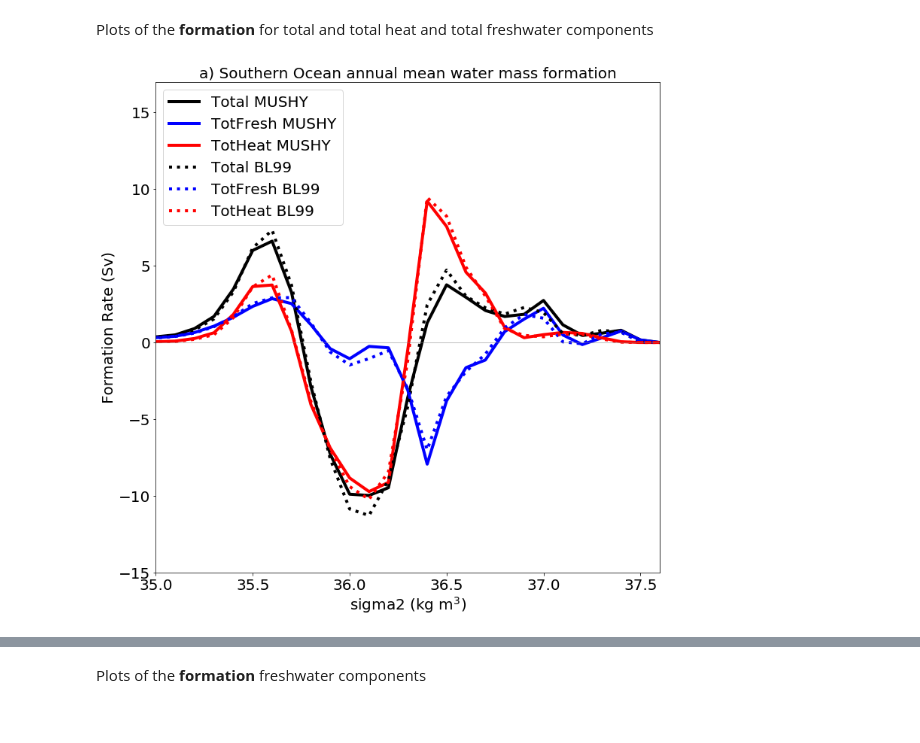
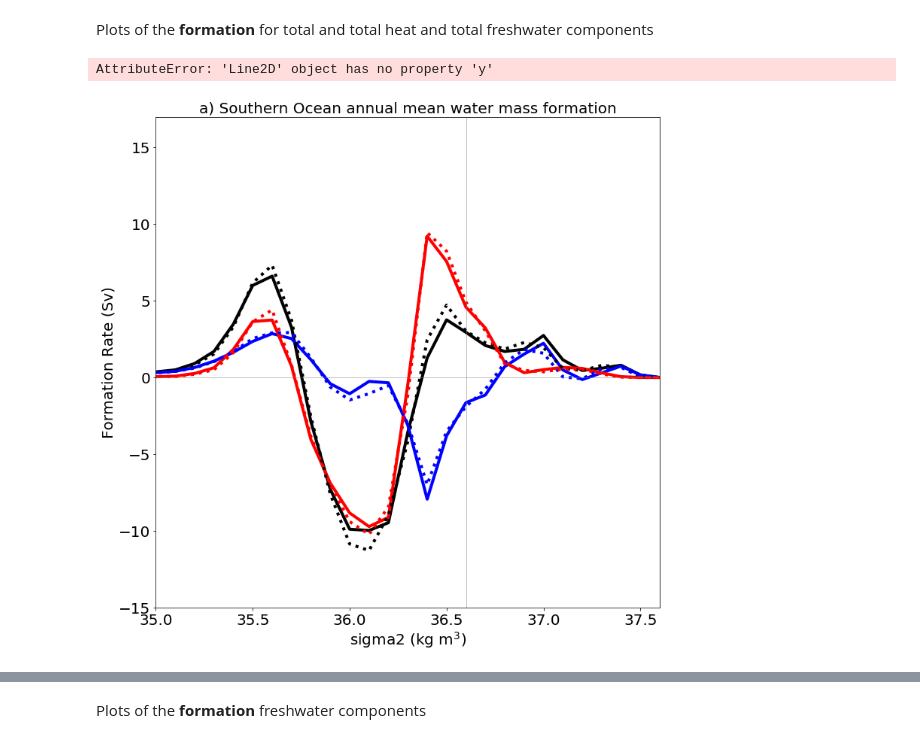
Before and after one commit to duvivier/sea_ice_thermo_GRL_2021, a Jupyter notebook: fig_3_and_supp_fig_10_to_11/water_mass_transformation/wmt_socn_v2_sigma2.ipynb, the cells around one changed output, grey strips where cells are left out. Drawn from its saved outputs; the diff is of its cells as text; code cells hidden in the pictures.

```diff
--- a/fig_3_and_supp_fig_10_to_11/water_mass_transformation/wmt_socn_v2_sigma2.ipynb
+++ b/fig_3_and_supp_fig_10_to_11/water_mass_transformation/wmt_socn_v2_sigma2.ipynb
@@ -672,24 +676,27 @@ Plots of the **formation** for total and total heat and total freshwater compone
 # %%
 #Plot formation averaged over all time
 f=plt.figure(figsize=(12,12))
 plt.plot(wmf1_ann.sigma,wmf1_ann/1e6,label="Total "+label1,color='black',linestyle='-', linewidth=4)
 plt.plot(wmf1_fresh_ann.sigma,wmf1_fresh_ann/1e6,label="TotFresh "+label1,color='blue',linestyle='-', linewidth=4)
 plt.plot(wmf1_heat_ann.sigma,wmf1_heat_ann/1e6,label="TotHeat "+label1,color='red',linestyle='-', linewidth=4)
 plt.plot(wmf2_ann.sigma,wmf2_ann/1e6,label="Total "+label2,color='black',linestyle=':', linewidth=4)
 plt.plot(wmf2_fresh_ann.sigma,wmf2_fresh_ann/1e6,label="TotFresh "+label2,color='blue',linestyle=':', linewidth=4)
 plt.plot(wmf2_heat_ann.sigma,wmf2_heat_ann/1e6,label="TotHeat "+label2,color='red',linestyle=':', linewidth=4)
 plt.title('a) Southern Ocean annual mean water mass formation',fontsize=20)
 plt.xlabel('sigma2 (kg m$^3$)',fontsize=20)
 plt.xticks(np.arange(35.0, 38, 0.5),fontsize=20)
 plt.xlim([35,37.6])
 plt.ylabel('Formation Rate (Sv)',fontsize=20)
 plt.yticks(np.arange(-25, 30, 5),fontsize=20)
 plt.ylim([-15,17])
 plt.axhline(y=0.0, color='grey', linestyle='-', linewidth=0.5)
+plt.axvline(x=36.6, color='grey', linestyle='-', linewidth=0.5)
+plt.axvline(y=37.0, color='grey', linestyle='-', linewidth=0.5)
 plt.legend(loc=2,fontsize=20)
 plt.savefig('socn_WMF_'+label1+'_and_'+label2+'_sigma2.png', bbox_inches='tight', dpi=200)
 # %% [output]
+AttributeError: 'Line2D' object has no property 'y'
-[figure, old version]
+[figure, new version]
 # %%
 colors = ['red' if (value > 0) else 'blue' for value in wmf_ann_diff]
 
```
Also changed, not shown: parts of 17 cells of this notebook, 41 other files.
